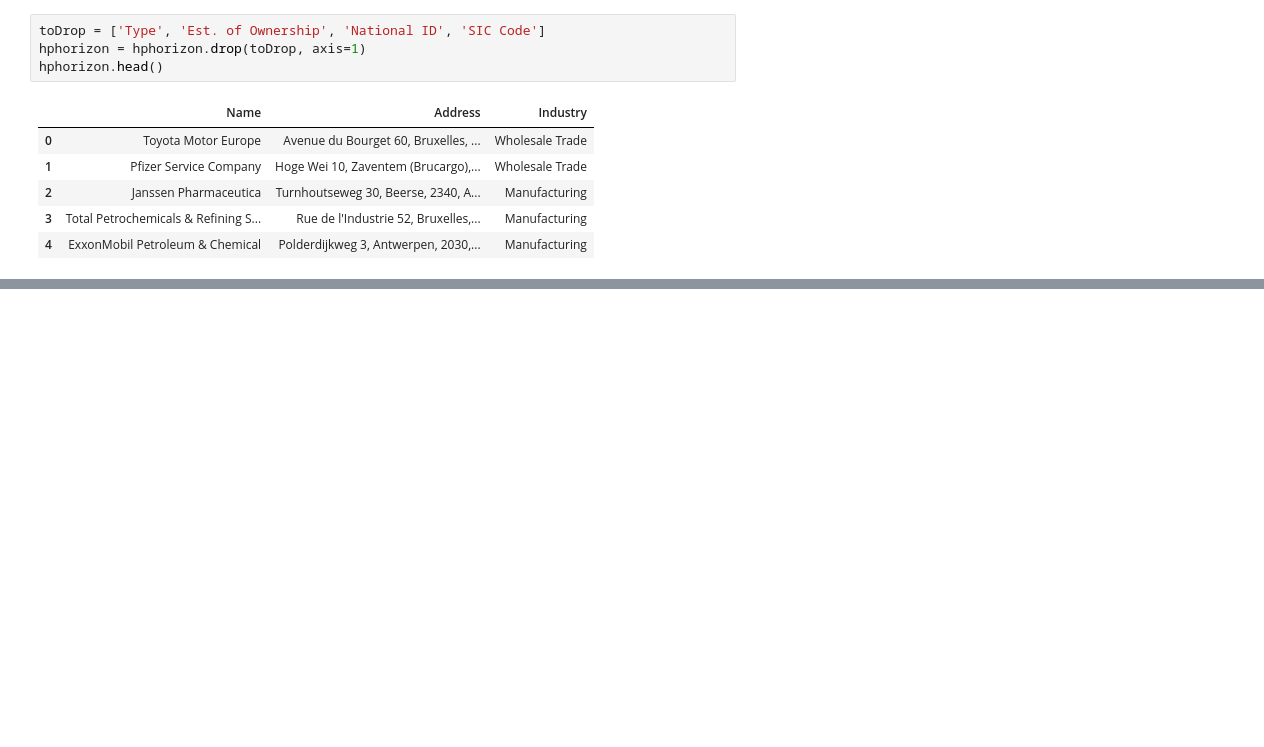
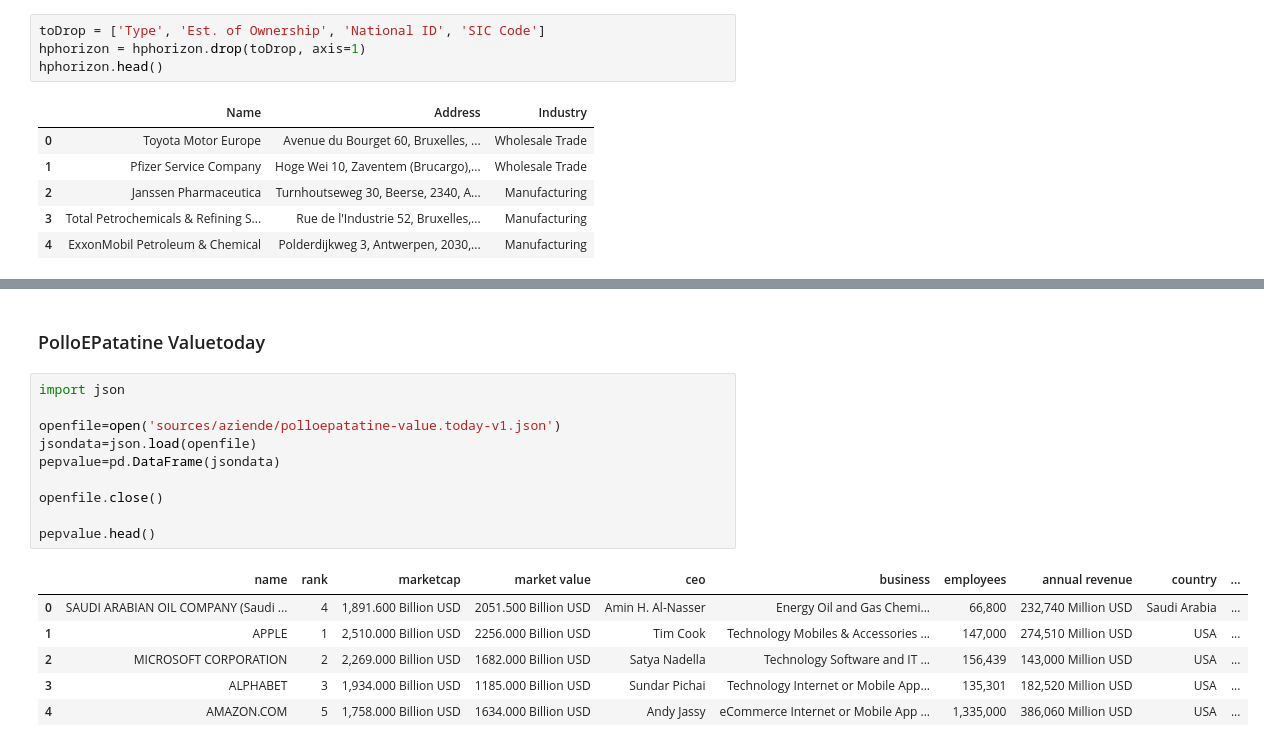
Before and after one commit to samuel-esp/IngDati-Progetto, a Jupyter notebook: Schema Alignment.ipynb, the cells around one changed output, grey strips where cells are left out. Saved outputs shown, nothing was run; the diff lists cells and outputs as text; blank space fills up the shorter version.

```diff
--- a/Schema Alignment.ipynb
+++ b/Schema Alignment.ipynb
@@ -405,0 +577,19 @@ hpvalue.rename(columns={'Industry':'industry'}, inplace=True)
+# %% [markdown]
+### PolloEPatatine Valuetoday
+# %%
+import json
+
+openfile=open('sources/aziende/polloepatatine-value.today-v1.json')
+jsondata=json.load(openfile)
+pepvalue=pd.DataFrame(jsondata)
+
+openfile.close()
+
+pepvalue.head()
+# %% [output]
+|  | name | rank | marketcap | market value | ceo | business | employees | annual revenue | country | ... |
+| 0 | SAUDI ARABIAN OIL COMPANY (Saudi ... | 4 | 1,891.600 Billion USD | 2051.500 Billion USD | Amin H. Al-Nasser | Energy Oil and Gas Chemi... | 66,800 | 232,740 Million USD | Saudi Arabia | ... |
+| 1 | APPLE | 1 | 2,510.000 Billion USD | 2256.000 Billion USD | Tim Cook | Technology Mobiles & Accessories ... | 147,000 | 274,510 Million USD | USA | ... |
+| 2 | MICROSOFT CORPORATION | 2 | 2,269.000 Billion USD | 1682.000 Billion USD | Satya Nadella | Technology Software and IT ... | 156,439 | 143,000 Million USD | USA | ... |
+| 3 | ALPHABET | 3 | 1,934.000 Billion USD | 1185.000 Billion USD | Sundar Pichai | Technology Internet or Mobile App... | 135,301 | 182,520 Million USD | USA | ... |
+| 4 | AMAZON.COM | 5 | 1,758.000 Billion USD | 1634.000 Billion USD | Andy Jassy | eCommerce Internet or Mobile App ... | 1,335,000 | 386,060 Million USD | USA | ... |
```
Also changed, not shown: parts of 20 cells of this notebook, 8 other files.
